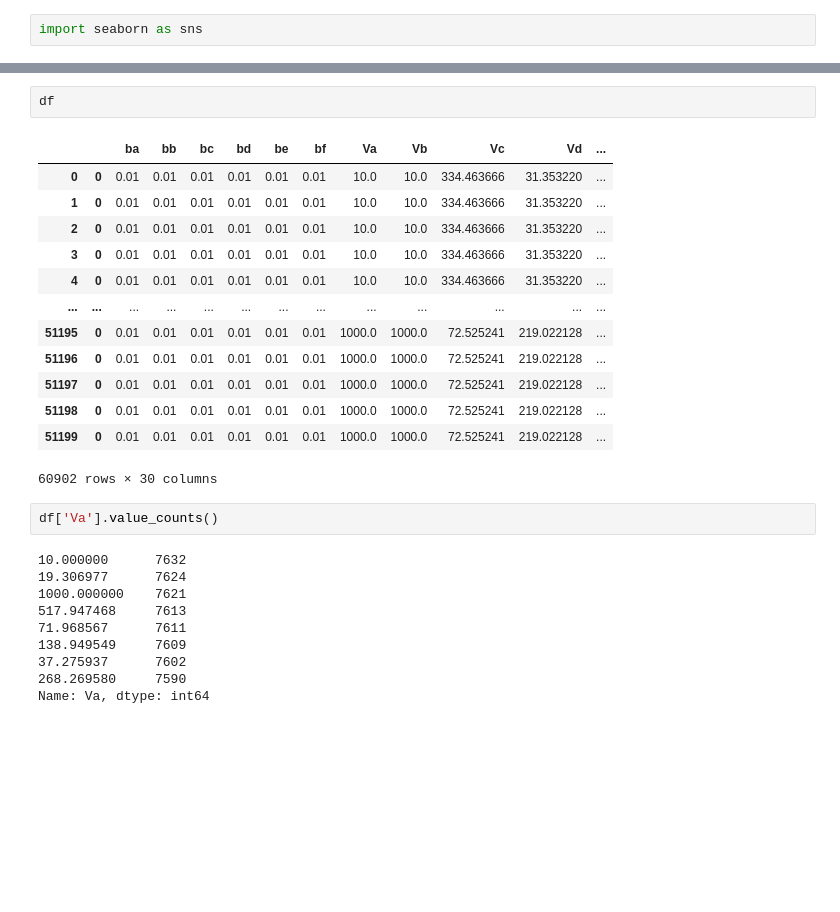
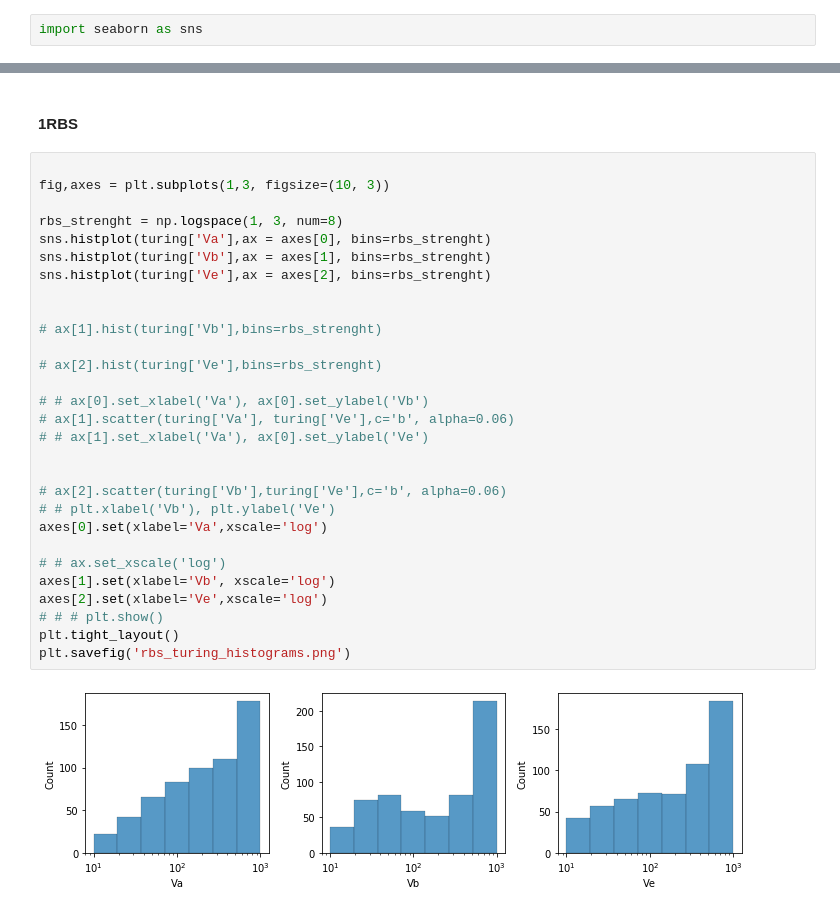
Before and after one commit to martinaoliver/modelling, a Jupyter notebook: 3954/parameter_space_search/code/rbs_library/analyse_library_robustness.ipynb, the cells around one changed output, grey strips where cells are left out. Saved outputs shown, nothing was run; the diff lists cells and outputs as text; blank space fills up the shorter version.

```diff
--- a/3954/parameter_space_search/code/rbs_library/analyse_library_robustness.ipynb
+++ b/3954/parameter_space_search/code/rbs_library/analyse_library_robustness.ipynb
@@ -208,28 +206,33 @@ plt.savefig('rbs_turing_distributions.png')
-# %%
-df
-# %% [output]
-|  |  | ba | bb | bc | bd | be | bf | Va | Vb | Vc | Vd | ... |
-| 0 | 0 | 0.01 | 0.01 | 0.01 | 0.01 | 0.01 | 0.01 | 10.0 | 10.0 | 334.463666 | 31.353220 | ... |
-| 1 | 0 | 0.01 | 0.01 | 0.01 | 0.01 | 0.01 | 0.01 | 10.0 | 10.0 | 334.463666 | 31.353220 | ... |
-| 2 | 0 | 0.01 | 0.01 | 0.01 | 0.01 | 0.01 | 0.01 | 10.0 | 10.0 | 334.463666 | 31.353220 | ... |
-| 3 | 0 | 0.01 | 0.01 | 0.01 | 0.01 | 0.01 | 0.01 | 10.0 | 10.0 | 334.463666 | 31.353220 | ... |
-| 4 | 0 | 0.01 | 0.01 | 0.01 | 0.01 | 0.01 | 0.01 | 10.0 | 10.0 | 334.463666 | 31.353220 | ... |
-| ... | ... | ... | ... | ... | ... | ... | ... | ... | ... | ... | ... | ... |
-| 51195 | 0 | 0.01 | 0.01 | 0.01 | 0.01 | 0.01 | 0.01 | 1000.0 | 1000.0 | 72.525241 | 219.022128 | ... |
-| 51196 | 0 | 0.01 | 0.01 | 0.01 | 0.01 | 0.01 | 0.01 | 1000.0 | 1000.0 | 72.525241 | 219.022128 | ... |
-| 51197 | 0 | 0.01 | 0.01 | 0.01 | 0.01 | 0.01 | 0.01 | 1000.0 | 1000.0 | 72.525241 | 219.022128 | ... |
-| 51198 | 0 | 0.01 | 0.01 | 0.01 | 0.01 | 0.01 | 0.01 | 1000.0 | 1000.0 | 72.525241 | 219.022128 | ... |
-| 51199 | 0 | 0.01 | 0.01 | 0.01 | 0.01 | 0.01 | 0.01 | 1000.0 | 1000.0 | 72.525241 | 219.022128 | ... |
-60902 rows × 30 columns
-# %%
-df['Va'].value_counts()
-# %% [output]
-10.000000      7632
-19.306977      7624
-1000.000000    7621
-517.947468     7613
-71.968567      7611
-138.949549     7609
-37.275937      7602
-268.269580     7590
-Name: Va, dtype: int64
+# %% [markdown]
+#### 1RBS
+# %%
+
+fig,axes = plt.subplots(1,3, figsize=(10, 3))
+
+rbs_strenght = np.logspace(1, 3, num=8)
+sns.histplot(turing['Va'],ax = axes[0], bins=rbs_strenght)
+sns.histplot(turing['Vb'],ax = axes[1], bins=rbs_strenght)
+sns.histplot(turing['Ve'],ax = axes[2], bins=rbs_strenght)
+
+
+# ax[1].hist(turing['Vb'],bins=rbs_strenght)
+
+# ax[2].hist(turing['Ve'],bins=rbs_strenght)
+
+# # ax[0].set_xlabel('Va'), ax[0].set_ylabel('Vb')
+# ax[1].scatter(turing['Va'], turing['Ve'],c='b', alpha=0.06)
+# # ax[1].set_xlabel('Va'), ax[0].set_ylabel('Ve')
+
+
+# ax[2].scatter(turing['Vb'],turing['Ve'],c='b', alpha=0.06)
+# # plt.xlabel('Vb'), plt.ylabel('Ve')
+axes[0].set(xlabel='Va',xscale='log')
+
+# # ax.set_xscale('log')
+axes[1].set(xlabel='Vb', xscale='log')
+axes[2].set(xlabel='Ve',xscale='log')
+# # # plt.show()
+plt.tight_layout()
+plt.savefig('rbs_turing_histograms.png')
+# %% [output]
+[figure, added]
```
Also changed, not shown: parts of 7 cells of this notebook, 7 other files.
